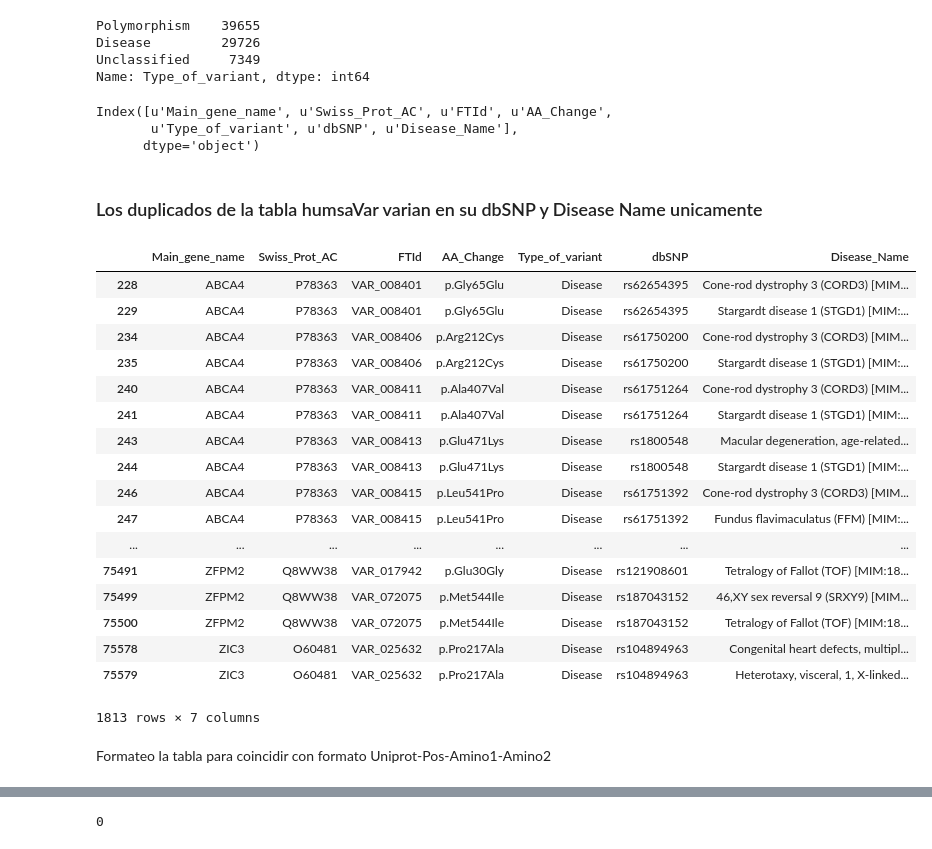
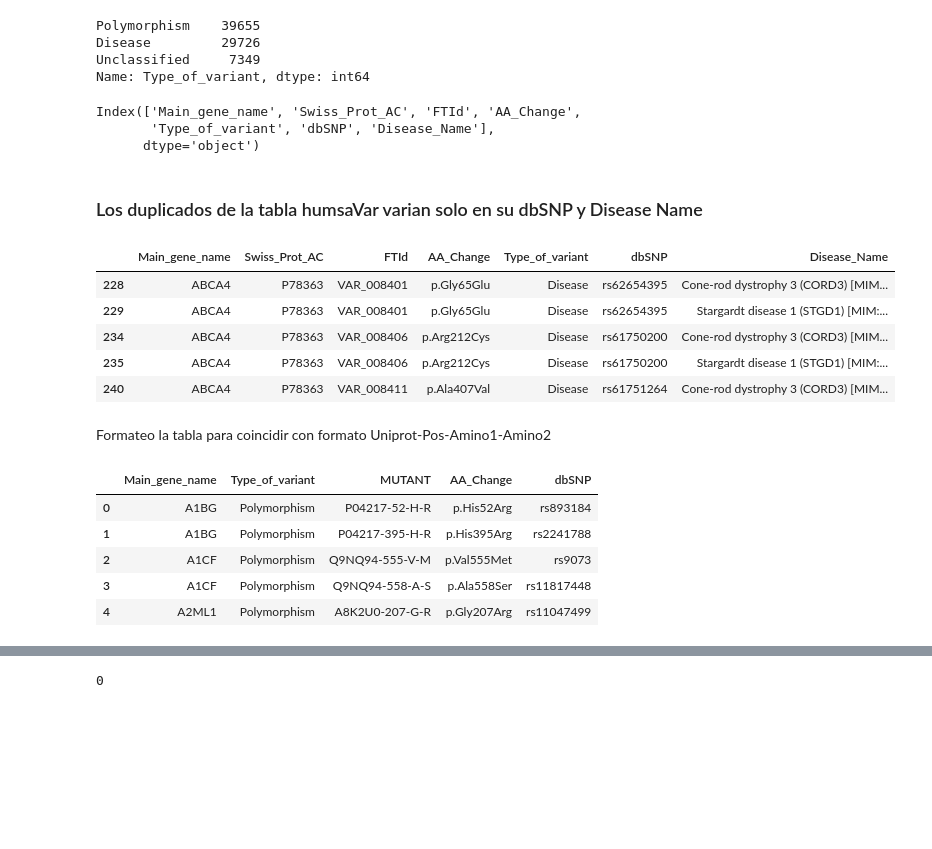
Before and after one commit to marlanbar/master-thesis, a Jupyter notebook: notebooks/ground-truth-analysis.ipynb, the cells around one changed output, grey strips where cells are left out. Saved outputs shown, nothing was run; the diff lists cells and outputs as text; code cells hidden in the pictures; blank space fills up the shorter version.

```diff
--- a/notebooks/ground-truth-analysis.ipynb
+++ b/notebooks/ground-truth-analysis.ipynb
@@ -3,7 +3,7 @@ import pandas as pd
 # %% [markdown]
 ### Levanto la tabla de la pagina Humsavar sin el prologo y la coda
 # %%
-hum = pd.read_csv("data/humsavar_clean.csv.gz", sep=",")
+hum = pd.read_csv("../data/interim/humsavar_clean_201711.csv.gz", sep=",")
 # %%
 hum.columns = hum.columns.str.replace(" ", "_")
 # %%
@@ -20,32 +20,20 @@ Name: Type_of_variant, dtype: int64
 # %%
 hum.columns
 # %% [output]
-Index([u'Main_gene_name', u'Swiss_Prot_AC', u'FTId', u'AA_Change',
-       u'Type_of_variant', u'dbSNP', u'Disease_Name'],
+Index(['Main_gene_name', 'Swiss_Prot_AC', 'FTId', 'AA_Change',
+       'Type_of_variant', 'dbSNP', 'Disease_Name'],
       dtype='object')
 # %% [markdown]
-### Los duplicados de la tabla humsaVar varian en su dbSNP y Disease Name unicamente
+### Los duplicados de la tabla humsaVar varian solo en su dbSNP y Disease Name
 # %%
-hum[hum[["Main_gene_name", "Swiss_Prot_AC", "AA_Change"]].duplicated(keep=False)]
+hum[hum[["Main_gene_name", "Swiss_Prot_AC", "AA_Change"]].duplicated(keep=False)].head()
 # %% [output]
 |  | Main_gene_name | Swiss_Prot_AC | FTId | AA_Change | Type_of_variant | dbSNP | Disease_Name |
 | 228 | ABCA4 | P78363 | VAR_008401 | p.Gly65Glu | Disease | rs62654395 | Cone-rod dystrophy 3 (CORD3) [MIM... |
 | 229 | ABCA4 | P78363 | VAR_008401 | p.Gly65Glu | Disease | rs62654395 | Stargardt disease 1 (STGD1) [MIM:... |
 | 234 | ABCA4 | P78363 | VAR_008406 | p.Arg212Cys | Disease | rs61750200 | Cone-rod dystrophy 3 (CORD3) [MIM... |
 | 235 | ABCA4 | P78363 | VAR_008406 | p.Arg212Cys | Disease | rs61750200 | Stargardt disease 1 (STGD1) [MIM:... |
 | 240 | ABCA4 | P78363 | VAR_008411 | p.Ala407Val | Disease | rs61751264 | Cone-rod dystrophy 3 (CORD3) [MIM... |
-| 241 | ABCA4 | P78363 | VAR_008411 | p.Ala407Val | Disease | rs61751264 | Stargardt disease 1 (STGD1) [MIM:... |
-| 243 | ABCA4 | P78363 | VAR_008413 | p.Glu471Lys | Disease | rs1800548 | Macular degeneration, age-related... |
-| 244 | ABCA4 | P78363 | VAR_008413 | p.Glu471Lys | Disease | rs1800548 | Stargardt disease 1 (STGD1) [MIM:... |
-| 246 | ABCA4 | P78363 | VAR_008415 | p.Leu541Pro | Disease | rs61751392 | Cone-rod dystrophy 3 (CORD3) [MIM... |
-| 247 | ABCA4 | P78363 | VAR_008415 | p.Leu541Pro | Disease | rs61751392 | Fundus flavimaculatus (FFM) [MIM:... |
-| ... | ... | ... | ... | ... | ... | ... | ... |
-| 75491 | ZFPM2 | Q8WW38 | VAR_017942 | p.Glu30Gly | Disease | rs121908601 | Tetralogy of Fallot (TOF) [MIM:18... |
-| 75499 | ZFPM2 | Q8WW38 | VAR_072075 | p.Met544Ile | Disease | rs187043152 | 46,XY sex reversal 9 (SRXY9) [MIM... |
-| 75500 | ZFPM2 | Q8WW38 | VAR_072075 | p.Met544Ile | Disease | rs187043152 | Tetralogy of Fallot (TOF) [MIM:18... |
-| 75578 | ZIC3 | O60481 | VAR_025632 | p.Pro217Ala | Disease | rs104894963 | Congenital heart defects, multipl... |
-| 75579 | ZIC3 | O60481 | VAR_025632 | p.Pro217Ala | Disease | rs104894963 | Heterotaxy, visceral, 1, X-linked... |
-1813 rows × 7 columns
 # %%
 #Correspondencia hecha por Santi
 AMINO_CODE = {"Ala": "A",\
@@ -82,3 +70,12 @@ hum_final = pd.concat([hum, mutant], 1)[["Main_gene_name", "Type_of_variant", "M
+# %%
+hum_final.head()
+# %% [output]
+|  | Main_gene_name | Type_of_variant | MUTANT | AA_Change | dbSNP |
+| 0 | A1BG | Polymorphism | P04217-52-H-R | p.His52Arg | rs893184 |
+| 1 | A1BG | Polymorphism | P04217-395-H-R | p.His395Arg | rs2241788 |
+| 2 | A1CF | Polymorphism | Q9NQ94-555-V-M | p.Val555Met | rs9073 |
+| 3 | A1CF | Polymorphism | Q9NQ94-558-A-S | p.Ala558Ser | rs11817448 |
+| 4 | A2ML1 | Polymorphism | A8K2U0-207-G-R | p.Gly207Arg | rs11047499 |
 # %%
 hum_final.shape
 # %% [output]
```
Also changed, not shown: parts of 26 cells of this notebook, 6 other files.
